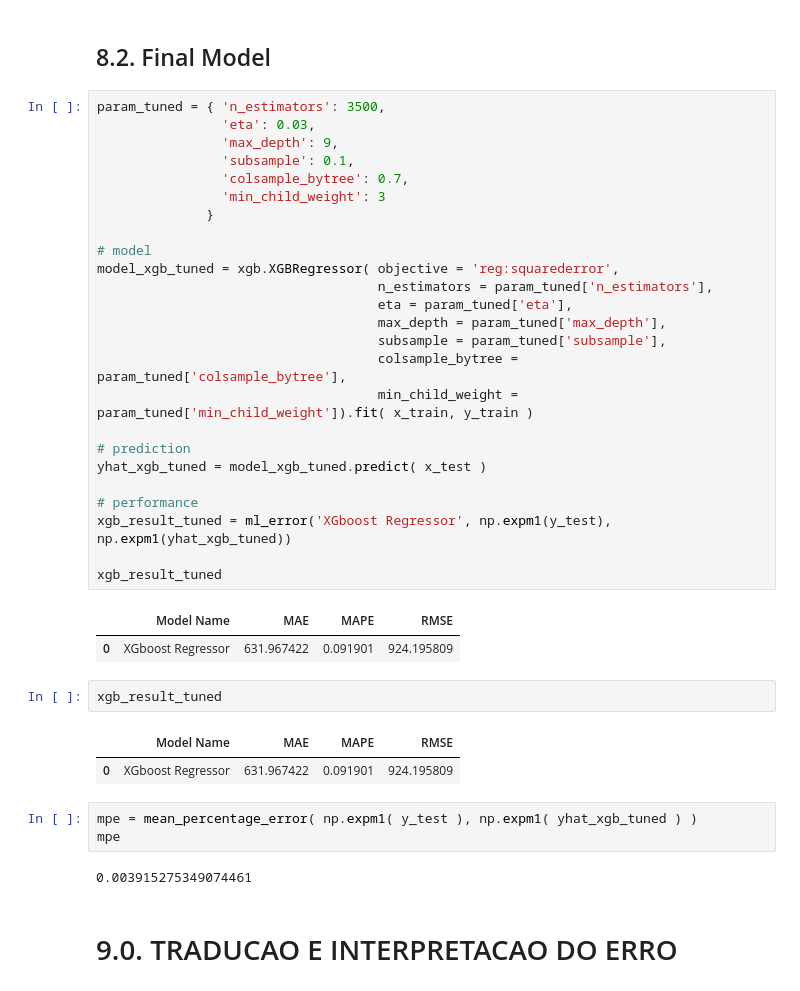
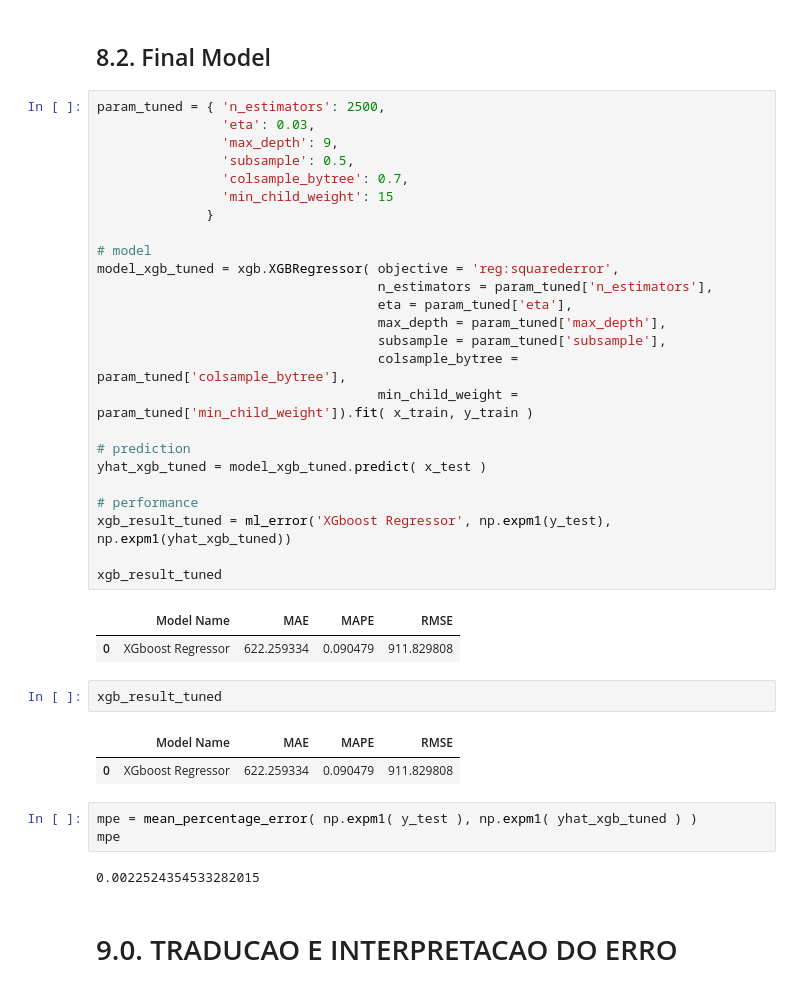
Before and after one commit to felpcm/DS-em-Producao, a Jupyter notebook: v09_store_sales_prediction.ipynb, the cells around one changed output. Drawn from its saved outputs; the diff is of its cells as text.

```diff
--- a/v09_store_sales_prediction.ipynb
+++ b/v09_store_sales_prediction.ipynb
@@ -1152,43 +1159,43 @@ modelling_result_cv
 # %% [markdown]
 ## 8.2. Final Model
 # %%
-param_tuned = { 'n_estimators': 3500,
+param_tuned = { 'n_estimators': 2500,
                 'eta': 0.03,
                 'max_depth': 9,
-                'subsample': 0.1,
+                'subsample': 0.5,
                 'colsample_bytree': 0.7,
-                'min_child_weight': 3
+                'min_child_weight': 15
               }
 
 # model
 model_xgb_tuned = xgb.XGBRegressor( objective = 'reg:squarederror',
                                     n_estimators = param_tuned['n_estimators'],
                                     eta = param_tuned['eta'],
                                     max_depth = param_tuned['max_depth'],
                                     subsample = param_tuned['subsample'],
                                     colsample_bytree = param_tuned['colsample_bytree'],
                                     min_child_weight = param_tuned['min_child_weight']).fit( x_train, y_train )
 
 # prediction
 yhat_xgb_tuned = model_xgb_tuned.predict( x_test )
 
 # performance
 xgb_result_tuned = ml_error('XGboost Regressor', np.expm1(y_test), np.expm1(yhat_xgb_tuned))
 
 xgb_result_tuned
 # %% [output]
 |  | Model Name | MAE | MAPE | RMSE |
-| 0 | XGboost Regressor | 631.967422 | 0.091901 | 924.195809 |
+| 0 | XGboost Regressor | 622.259334 | 0.090479 | 911.829808 |
 # %%
 xgb_result_tuned
 # %% [output]
 |  | Model Name | MAE | MAPE | RMSE |
-| 0 | XGboost Regressor | 631.967422 | 0.091901 | 924.195809 |
+| 0 | XGboost Regressor | 622.259334 | 0.090479 | 911.829808 |
 # %%
 mpe = mean_percentage_error( np.expm1( y_test ), np.expm1( yhat_xgb_tuned ) )
 mpe
 # %% [output]
-0.003915275349074461
+0.0022524354533282015
 # %% [markdown]
 # 9.0. TRADUCAO E INTERPRETACAO DO ERRO
 # %%
```
Also changed, not shown: parts of 11 cells of this notebook, 1 other file.
